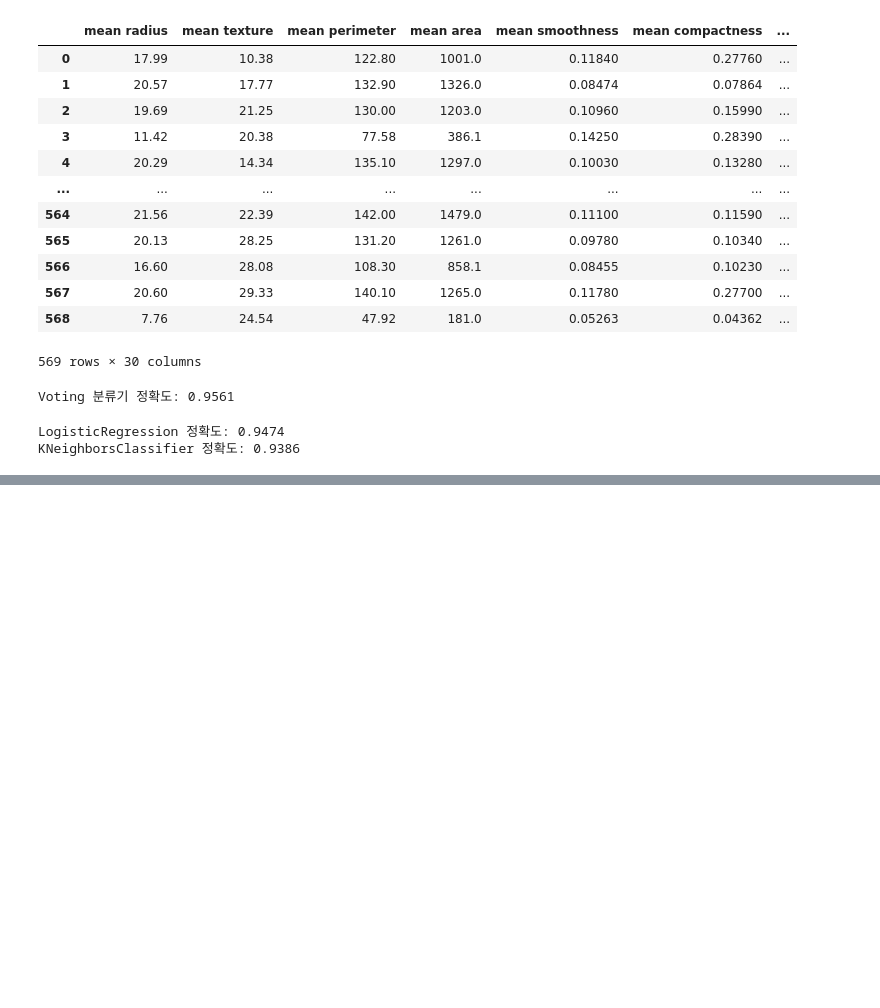
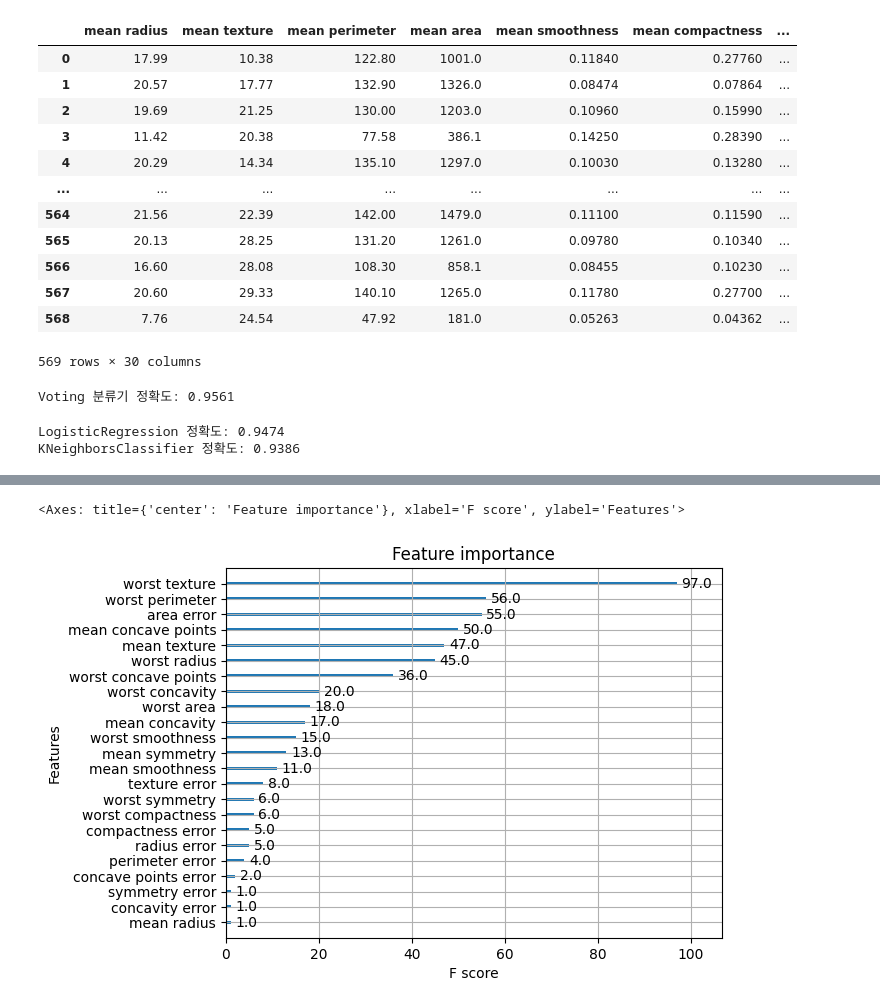
Before and after one commit to SCUTUM98/MachineLearning_Class, a Jupyter notebook: 0619_앙상블.ipynb, the cells around one changed output, grey strips where cells are left out. Cells and saved outputs as stored; diff of their text form; code cells hidden in the pictures; blank space fills up the shorter version.

Commit message:
Breast Cancer - XGBoost

```diff
--- a/0619_앙상블.ipynb
+++ b/0619_앙상블.ipynb
@@ -54,0 +98,15 @@ KNeighborsClassifier 정확도: 0.9386
+# %%
+# cancer_df에서 feature용 Dataframe과 Label용 Series 객체 추출
+# 맨 마지막 칼럼이 Label, Feature용 Dataframe은 cancer_df의 첫번째 칼럼에서 맨 마지막 두번째 칼럼까지를 :-1 슬라이싱으로 추출
+
+x_features = cancer_df.iloc[:, :-1]
+y_label = cancer_df.iloc[:, -1]
+# %%
+# 전체 데이터 중 80%는 학습용 데이터, 20%는 테스트용 데이터로 분류
+x_train, x_test, y_train, y_test = train_test_split(x_features, y_label, test_size=0.2, random_state=156)
+
+# 위에서 만든 x_train, y_train을 다시 쪼개서 90%는 학습, 10%는 검증용 데이터로 분류
+x_tr, x_val, y_tr, y_val = train_test_split(x_train, y_train, test_size=0.1, random_state=156)
+
+print(x_train.shape, x_test.shape)
+print(x_tr.shape, x_val.shape)
@@ -54,0 +214,6 @@ KNeighborsClassifier 정확도: 0.9386
+# %%
+xgb_wrapper = XGBClassifier(n_estimators=400, learning_rate=0.05, max_depth=3)
+evals = [(x_tr, y_tr), (x_val, y_val)]
+xgb_wrapper.fit(x_tr, y_tr, early_stopping_rounds=50, eval_metric='logloss', eval_set=evals, verbose=True)
+ws50_preds = xgb_wrapper.predict(x_test)
+ws50_pred_proba = xgb_wrapper.predict_proba(x_test)[:,1]
@@ -54,0 +263,8 @@ KNeighborsClassifier 정확도: 0.9386
+# %%
+# early_stopping_rounds를 10으로 설정하고 재학습
+xgb_wrapper.fit(x_tr, y_tr, early_stopping_rounds=10, eval_metric='logloss', eval_set=evals, verbose=True)
+
+ws10_preds = xgb_wrapper.predict(x_test)
+ws10_pred_proba = xgb_wrapper.predict_proba(x_test)[:,1]
+
+get_clf_eval(y_test, ws10_preds, ws10_pred_proba)
@@ -54,0 +306,6 @@ KNeighborsClassifier 정확도: 0.9386
+# %%
+fig, ax = plt.subplots()
+plot_importance(xgb_wrapper, ax=ax)
+# %% [output]
+<Axes: title={'center': 'Feature importance'}, xlabel='F score', ylabel='Features'>
+[figure, added]
```
Also changed, not shown: parts of 19 cells of this notebook.
